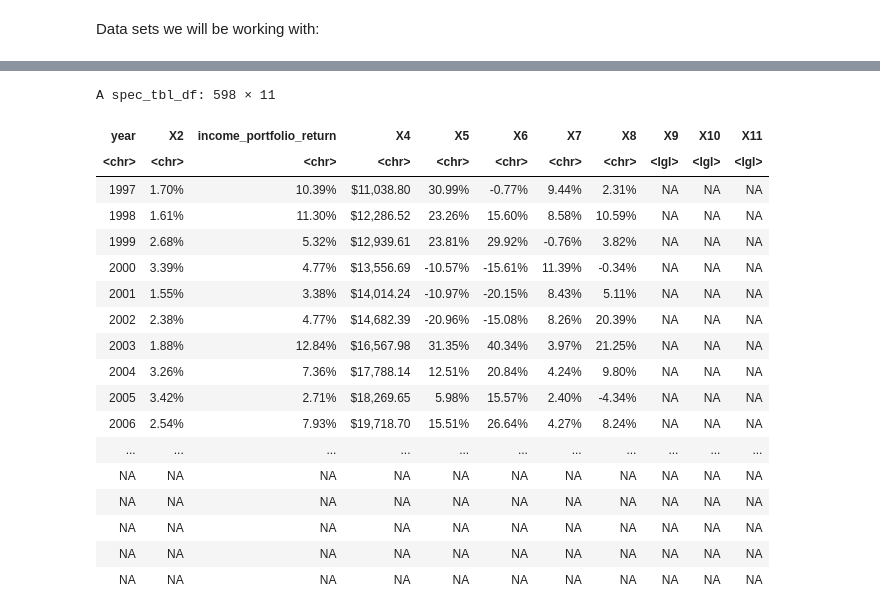
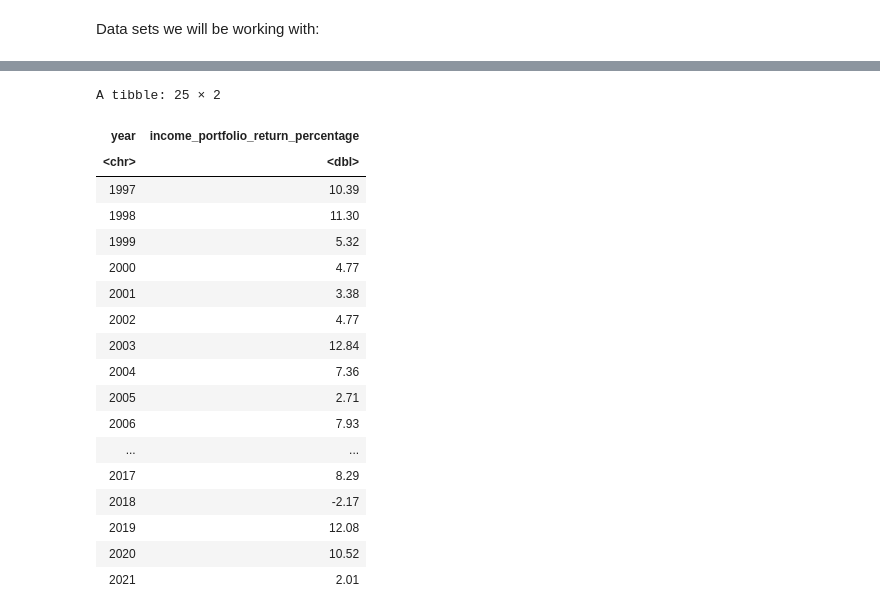
Before and after one commit to Arioniums/DSCI_100_125, a Jupyter notebook: Data Sets.ipynb, the cells around one changed output, grey strips where cells are left out. Saved outputs shown, nothing was run; the diff lists cells and outputs as text; code cells hidden in the pictures.

```diff
--- a/Data Sets.ipynb
+++ b/Data Sets.ipynb
@@ -131,9 +133,13 @@ A spec_tbl_df: 1158 × 256
 # %%
-income_portfolio_url <- "https://raw.githubusercontent.com/Arioniums/DSCI_100_125/main/data/income_portfolio.csv"
-income_portfolio_path <- "income_portfolio_data.csv"
-download.file(income_portfolio_url, destfile = income_portfolio_path)
-income_portfolio_data <- read_csv(income_portfolio_path, skip = 1, col_names= c("year","X2","income_portfolio_return"))
-income_portfolio_data
+income_portfolio_data_c <- read_csv("data/income_portfolio.csv", skip = 1, col_names= c("year","X2","income_portfolio_return")) |>
+                            select(year, income_portfolio_return) |>
+                            filter(between(year, 1997, 2021))
+
+income_portfolio_data_c$income_portfolio_return = as.numeric(gsub("[\\%,]", "", income_portfolio_data_c$income_portfolio_return))
+names(income_portfolio_data_c)[names(income_portfolio_data_c) == 'income_portfolio_return'] <- 'income_portfolio_return_percentage'
+
+
+income_portfolio_data_c
 
 #we don't need X2-X11. Only year and income portfolio retuen, filter for 1997 - 2021
 # %% [output]
@@ -148,20 +156,20 @@ lgl (3): X9, X10, X11
-A spec_tbl_df: 598 × 11
+A tibble: 25 × 2
-| year | X2 | income_portfolio_return | X4 | X5 | X6 | X7 | X8 | X9 | X10 | X11 |
-| <chr> | <chr> | <chr> | <chr> | <chr> | <chr> | <chr> | <chr> | <lgl> | <lgl> | <lgl> |
-| 1997 | 1.70% | 10.39% | $11,038.80 | 30.99% | -0.77% | 9.44% | 2.31% | NA | NA | NA |
-| 1998 | 1.61% | 11.30% | $12,286.52 | 23.26% | 15.60% | 8.58% | 10.59% | NA | NA | NA |
-| 1999 | 2.68% | 5.32% | $12,939.61 | 23.81% | 29.92% | -0.76% | 3.82% | NA | NA | NA |
-| 2000 | 3.39% | 4.77% | $13,556.69 | -10.57% | -15.61% | 11.39% | -0.34% | NA | NA | NA |
-| 2001 | 1.55% | 3.38% | $14,014.24 | -10.97% | -20.15% | 8.43% | 5.11% | NA | NA | NA |
-| 2002 | 2.38% | 4.77% | $14,682.39 | -20.96% | -15.08% | 8.26% | 20.39% | NA | NA | NA |
-| 2003 | 1.88% | 12.84% | $16,567.98 | 31.35% | 40.34% | 3.97% | 21.25% | NA | NA | NA |
-| 2004 | 3.26% | 7.36% | $17,788.14 | 12.51% | 20.84% | 4.24% | 9.80% | NA | NA | NA |
-| 2005 | 3.42% | 2.71% | $18,269.65 | 5.98% | 15.57% | 2.40% | -4.34% | NA | NA | NA |
-| 2006 | 2.54% | 7.93% | $19,718.70 | 15.51% | 26.64% | 4.27% | 8.24% | NA | NA | NA |
-| ... | ... | ... | ... | ... | ... | ... | ... | ... | ... | ... |
-| NA | NA | NA | NA | NA | NA | NA | NA | NA | NA | NA |
-| NA | NA | NA | NA | NA | NA | NA | NA | NA | NA | NA |
-| NA | NA | NA | NA | NA | NA | NA | NA | NA | NA | NA |
-| NA | NA | NA | NA | NA | NA | NA | NA | NA | NA | NA |
-| NA | NA | NA | NA | NA | NA | NA | NA | NA | NA | NA |
+| year | income_portfolio_return_percentage |
+| <chr> | <dbl> |
+| 1997 | 10.39 |
+| 1998 | 11.30 |
+| 1999 | 5.32 |
+| 2000 | 4.77 |
+| 2001 | 3.38 |
+| 2002 | 4.77 |
+| 2003 | 12.84 |
+| 2004 | 7.36 |
+| 2005 | 2.71 |
+| 2006 | 7.93 |
+| ... | ... |
+| 2017 | 8.29 |
+| 2018 | -2.17 |
+| 2019 | 12.08 |
+| 2020 | 10.52 |
+| 2021 | 2.01 |
 # %%
```
Also changed, not shown: parts of 11 cells of this notebook, 1 other file.
